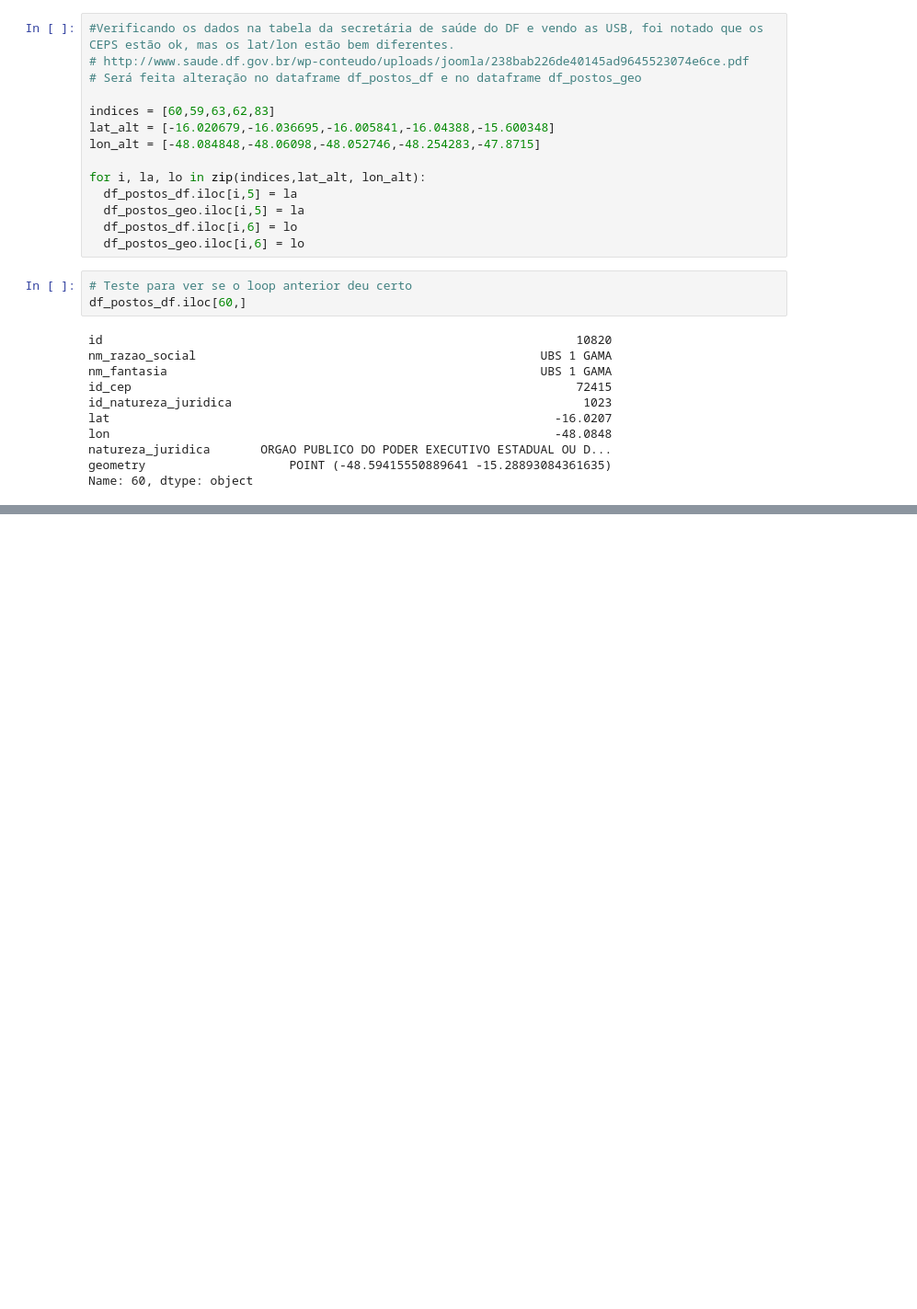
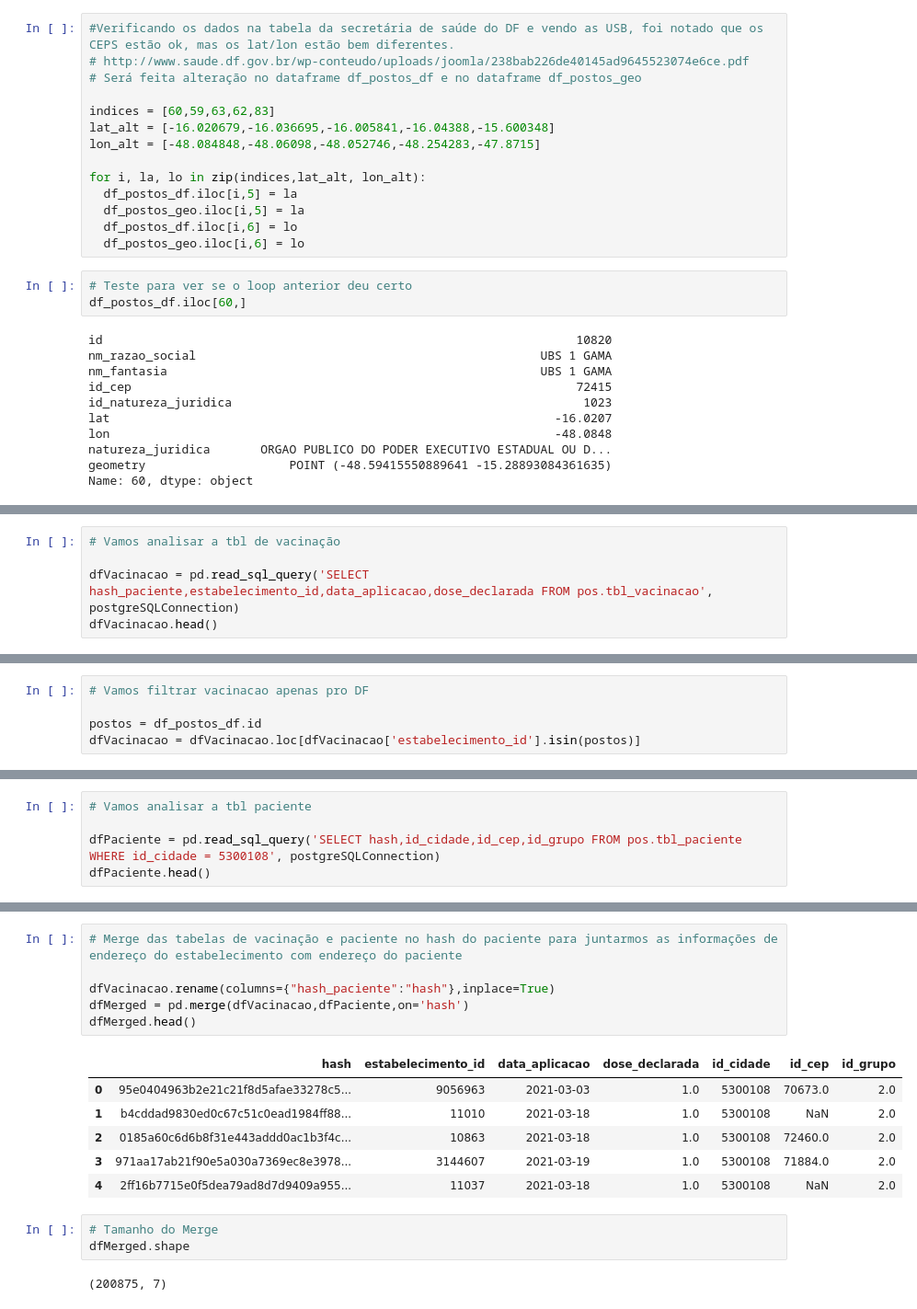
Before and after one commit to raquelcreis/vacina_covid_bsb, a Jupyter notebook: notebook.ipynb, the cells around one changed output, grey strips where cells are left out. Shown at 92% size. Saved outputs shown, nothing was run; the diff lists cells and outputs as text; blank space fills up the shorter version.

```diff
--- a/notebook.ipynb
+++ b/notebook.ipynb
@@ -334,3 +334,8 @@ for i in range(0,len(df_postos_geo)):
 m1
 # %% [output]
 [interactive output not drawn]
+# %%
+# Vamos analisar a tbl de vacinação
+
+dfVacinacao = pd.read_sql_query('SELECT hash_paciente,estabelecimento_id,data_aplicacao,dose_declarada FROM pos.tbl_vacinacao', postgreSQLConnection)
+dfVacinacao.head()
@@ -336,0 +349,5 @@ m1
+# %%
+# Vamos filtrar vacinacao apenas pro DF
+
+postos = df_postos_df.id
+dfVacinacao = dfVacinacao.loc[dfVacinacao['estabelecimento_id'].isin(postos)]
@@ -336,0 +369,5 @@ m1
+# %%
+# Vamos analisar a tbl paciente
+
+dfPaciente = pd.read_sql_query('SELECT hash,id_cidade,id_cep,id_grupo FROM pos.tbl_paciente WHERE id_cidade = 5300108', postgreSQLConnection)
+dfPaciente.head()
@@ -336,0 +381,18 @@ m1
+# %%
+# Merge das tabelas de vacinação e paciente no hash do paciente para juntarmos as informações de endereço do estabelecimento com endereço do paciente
+
+dfVacinacao.rename(columns={"hash_paciente":"hash"},inplace=True)
+dfMerged = pd.merge(dfVacinacao,dfPaciente,on='hash')
+dfMerged.head()
+# %% [output]
+|  | hash | estabelecimento_id | data_aplicacao | dose_declarada | id_cidade | id_cep | id_grupo |
+| 0 | 95e0404963b2e21c21f8d5afae33278c5... | 9056963 | 2021-03-03 | 1.0 | 5300108 | 70673.0 | 2.0 |
+| 1 | b4cddad9830ed0c67c51c0ead1984ff88... | 11010 | 2021-03-18 | 1.0 | 5300108 | NaN | 2.0 |
+| 2 | 0185a60c6d6b8f31e443addd0ac1b3f4c... | 10863 | 2021-03-18 | 1.0 | 5300108 | 72460.0 | 2.0 |
+| 3 | 971aa17ab21f90e5a030a7369ec8e3978... | 3144607 | 2021-03-19 | 1.0 | 5300108 | 71884.0 | 2.0 |
+| 4 | 2ff16b7715e0f5dea79ad8d7d9409a955... | 11037 | 2021-03-18 | 1.0 | 5300108 | NaN | 2.0 |
+# %%
+# Tamanho do Merge
+dfMerged.shape
+# %% [output]
+(200875, 7)
```
Also changed, not shown: parts of 8 cells of this notebook.
